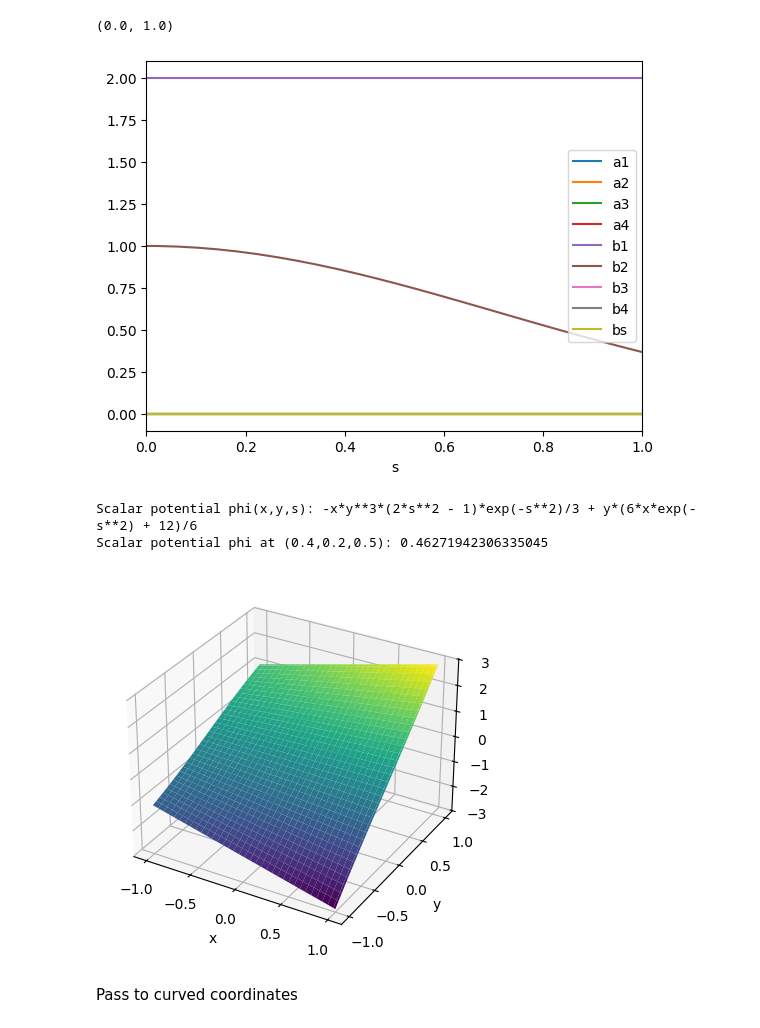
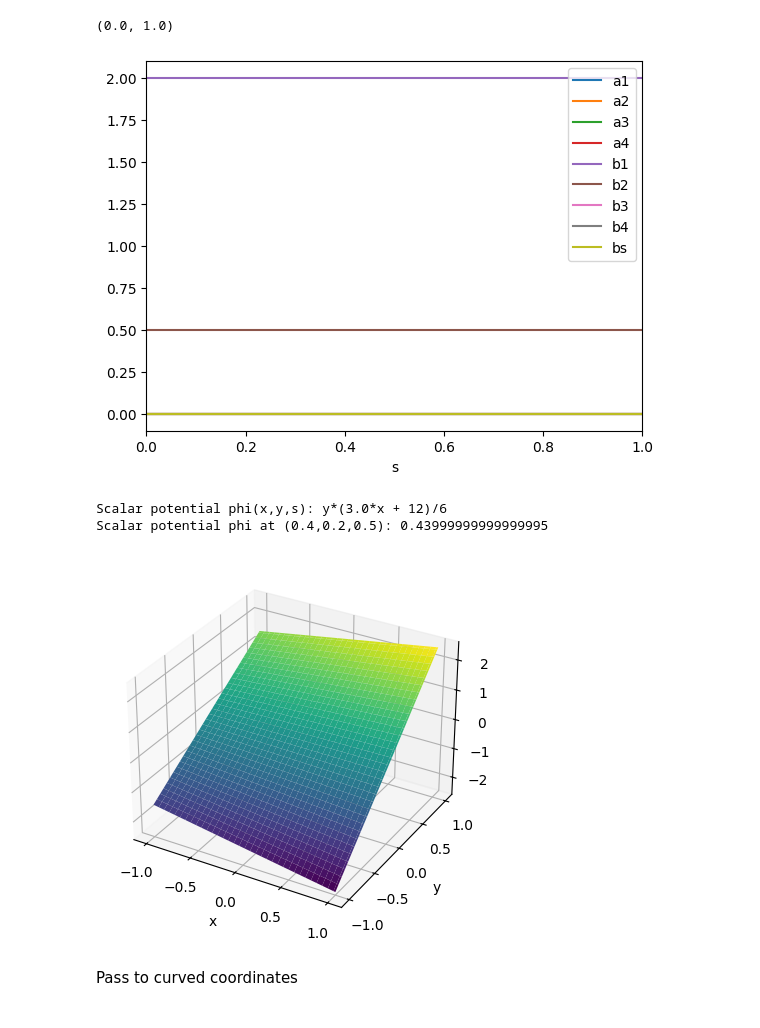
Before and after one commit to marcoliniF/bpmeth, a Jupyter notebook: preliminaryTrials/3.1straightToCurved_HA.ipynb, the cells around one changed output. Cells and saved outputs as stored; diff of their text form; code cells hidden in the pictures.

```diff
--- a/preliminaryTrials/3.1straightToCurved_HA.ipynb
+++ b/preliminaryTrials/3.1straightToCurved_HA.ipynb
@@ -9,15 +9,15 @@ from sympy.abc import x, y, s
 # %%
 #start from multipole coeefficients a_n(s)=a1,a2,... and b_n(s)
 a_coeffs = [0, 0, 0, 0]
-b_coeffs = [2,"exp(-s**2)",0, 0]
+b_coeffs = [2,0.5,0, 0]
 #get scalar potential
 expansion=bpmeth.FieldExpansion(a=a_coeffs, b=b_coeffs)
 expansion.plot_components()
 plt.xlabel('s')
 plt.xlim((0,1))
 # %% [output]
 (0.0, 1.0)
-[figure, old version]
+[figure, new version]
 # %%
 phi=expansion.get_phi()
 print("Scalar potential phi(x,y,s):", phi)
@@ -41,9 +41,9 @@ ax.set_ylabel('y')
 ax.set_zlabel('phi(x,y,s=0.5)')
 plt.show()
 # %% [output]
-Scalar potential phi(x,y,s): -x*y**3*(2*s**2 - 1)*exp(-s**2)/3 + y*(6*x*exp(-s**2) + 12)/6
-Scalar potential phi at (0.4,0.2,0.5): 0.46271942306335045
+Scalar potential phi(x,y,s): y*(3.0*x + 12)/6
+Scalar potential phi at (0.4,0.2,0.5): 0.43999999999999995
-[figure, old version]
+[figure, new version]
 # %%
 # Get analytical B field functions
 Bx_func, By_func, Bs_func = expansion.get_Bfield(lambdify=True)
```
Also changed, not shown: parts of 4 cells of this notebook, 6 other files.
